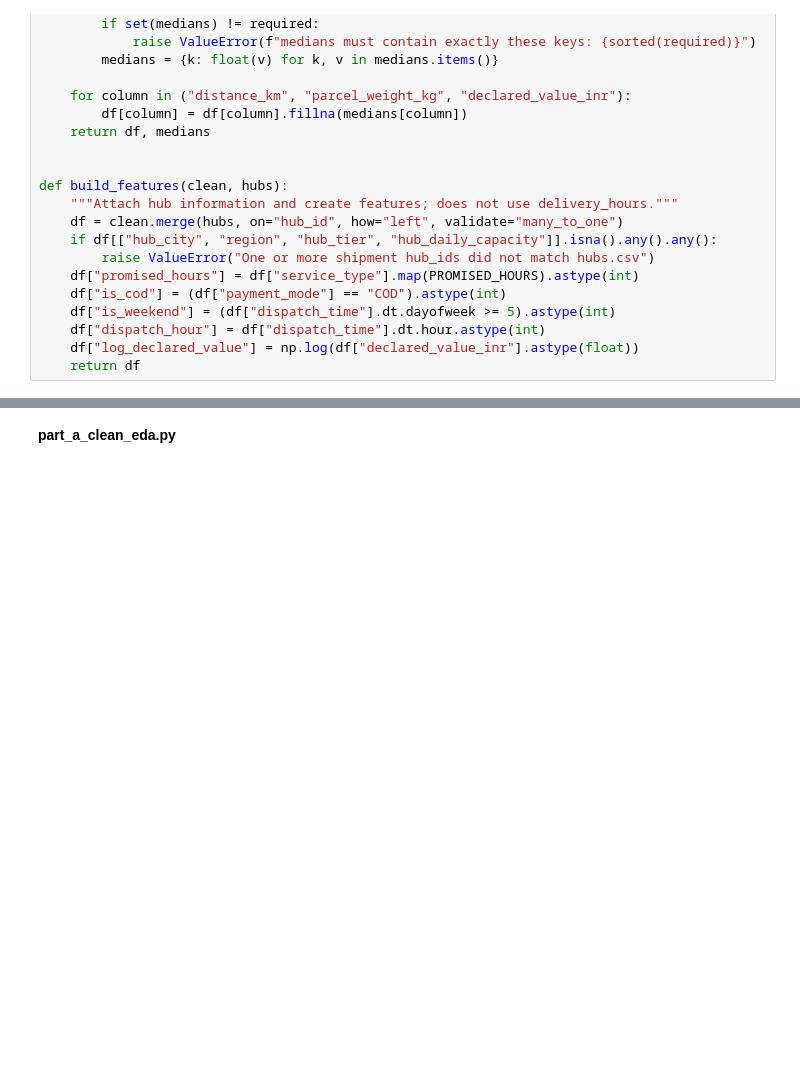
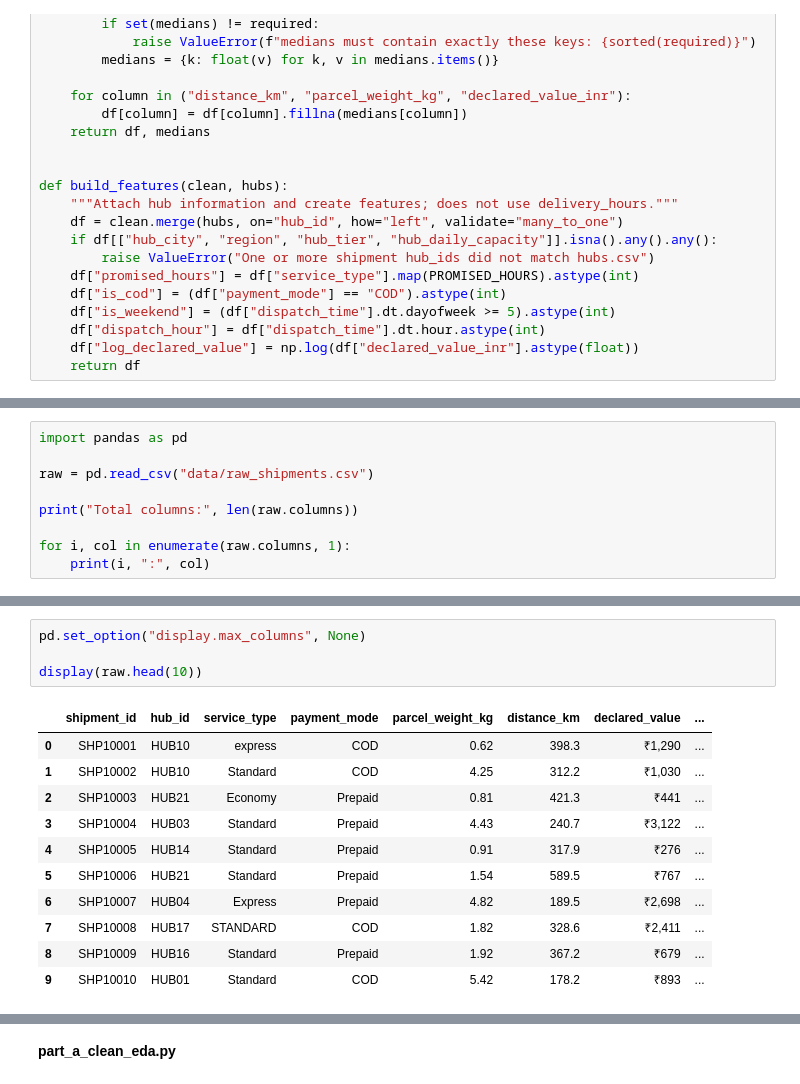
Before and after one commit to emdt-cyber/test-capstone, a Jupyter notebook: test_sudhra_hua.ipynb, the cells around one changed output, grey strips where cells are left out. Drawn from its saved outputs; the diff is of its cells as text; blank space fills up the shorter version.

```diff
--- a/test_sudhra_hua.ipynb
+++ b/test_sudhra_hua.ipynb
@@ -225,0 +481,9 @@ def build_features(clean, hubs):
+# %%
+import pandas as pd
+
+raw = pd.read_csv("data/raw_shipments.csv")
+
+print("Total columns:", len(raw.columns))
+
+for i, col in enumerate(raw.columns, 1):
+    print(i, ":", col)
@@ -225,0 +509,16 @@ def build_features(clean, hubs):
+# %%
+pd.set_option("display.max_columns", None)
+
+display(raw.head(10))
+# %% [output]
+|  | shipment_id | hub_id | service_type | payment_mode | parcel_weight_kg | distance_km | declared_value | ... |
+| 0 | SHP10001 | HUB10 | express | COD | 0.62 | 398.3 | ₹1,290 | ... |
+| 1 | SHP10002 | HUB10 | Standard | COD | 4.25 | 312.2 | ₹1,030 | ... |
+| 2 | SHP10003 | HUB21 | Economy | Prepaid | 0.81 | 421.3 | ₹441 | ... |
+| 3 | SHP10004 | HUB03 | Standard | Prepaid | 4.43 | 240.7 | ₹3,122 | ... |
+| 4 | SHP10005 | HUB14 | Standard | Prepaid | 0.91 | 317.9 | ₹276 | ... |
+| 5 | SHP10006 | HUB21 | Standard | Prepaid | 1.54 | 589.5 | ₹767 | ... |
+| 6 | SHP10007 | HUB04 | Express | Prepaid | 4.82 | 189.5 | ₹2,698 | ... |
+| 7 | SHP10008 | HUB17 | STANDARD | COD | 1.82 | 328.6 | ₹2,411 | ... |
+| 8 | SHP10009 | HUB16 | Standard | Prepaid | 1.92 | 367.2 | ₹679 | ... |
+| 9 | SHP10010 | HUB01 | Standard | COD | 5.42 | 178.2 | ₹893 | ... |
```
Also changed, not shown: parts of 86 cells of this notebook.
